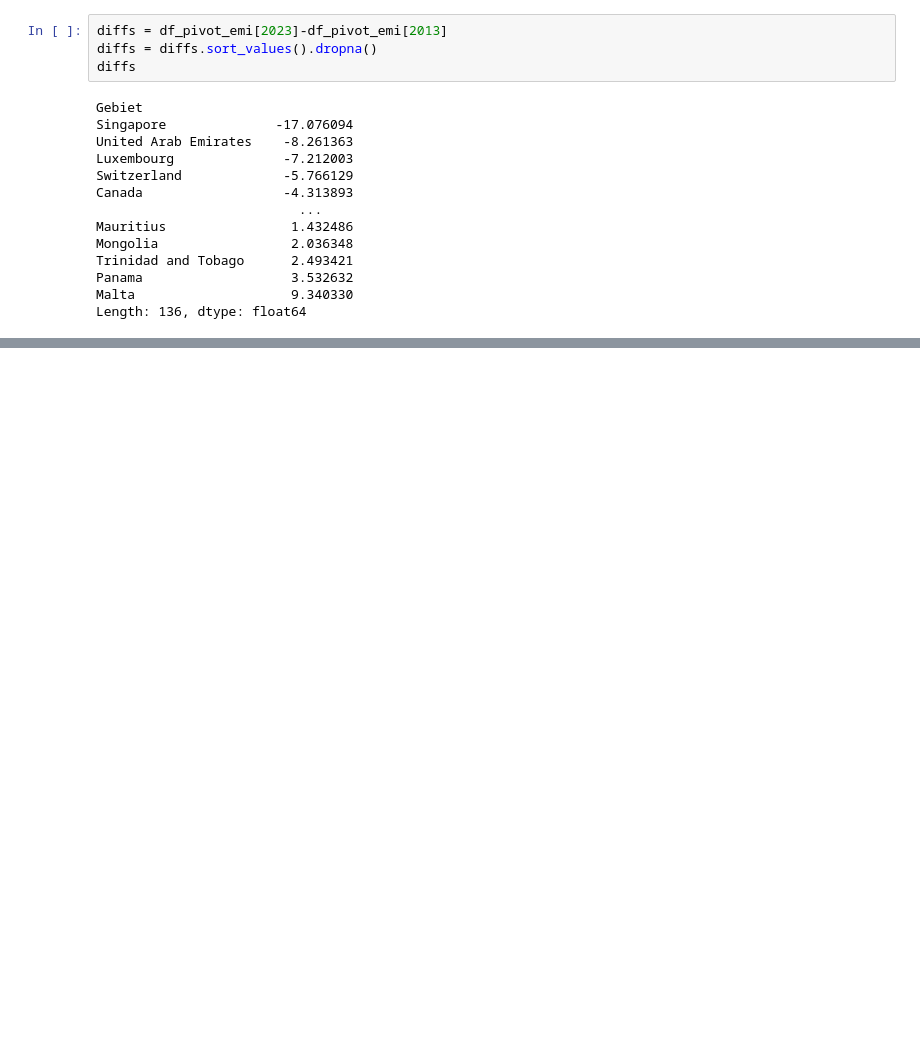
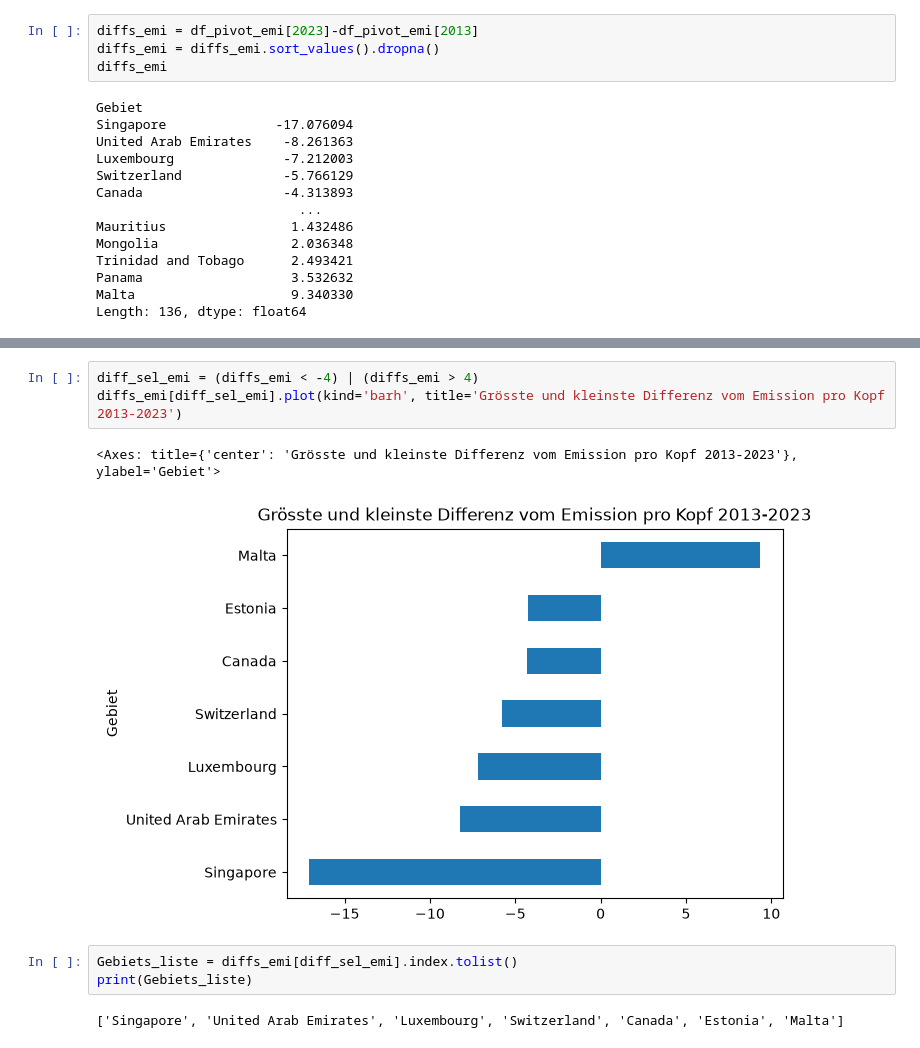
Before and after one commit to llaarriir/LN-Informatik, a Jupyter notebook: dataframe_co2.ipynb, the cells around one changed output, grey strips where cells are left out. Saved outputs shown, nothing was run; the diff lists cells and outputs as text; blank space fills up the shorter version.

```diff
--- a/dataframe_co2.ipynb
+++ b/dataframe_co2.ipynb
@@ -185,9 +185,9 @@ g.legend()
 <matplotlib.legend.Legend at 0x...>
 [figure]
 # %%
-diffs = df_pivot_emi[2023]-df_pivot_emi[2013]
-diffs = diffs.sort_values().dropna()
-diffs
+diffs_emi = df_pivot_emi[2023]-df_pivot_emi[2013]
+diffs_emi = diffs_emi.sort_values().dropna()
+diffs_emi
 # %% [output]
 Gebiet
 Singapore              -17.076094
@@ -228,0 +229,11 @@ diffs[diff_sel].plot(kind='barh', title='Grösste und kleinste Differenz vom BIP
+# %%
+diff_sel_emi = (diffs_emi < -4) | (diffs_emi > 4)
+diffs_emi[diff_sel_emi].plot(kind='barh', title='Grösste und kleinste Differenz vom Emission pro Kopf 2013-2023')
+# %% [output]
+<Axes: title={'center': 'Grösste und kleinste Differenz vom Emission pro Kopf 2013-2023'}, ylabel='Gebiet'>
+[figure, added]
+# %%
+Gebiets_liste = diffs_emi[diff_sel_emi].index.tolist()
+print(Gebiets_liste)
+# %% [output]
+['Singapore', 'United Arab Emirates', 'Luxembourg', 'Switzerland', 'Canada', 'Estonia', 'Malta']
```
Also changed, not shown: parts of 5 cells of this notebook.
